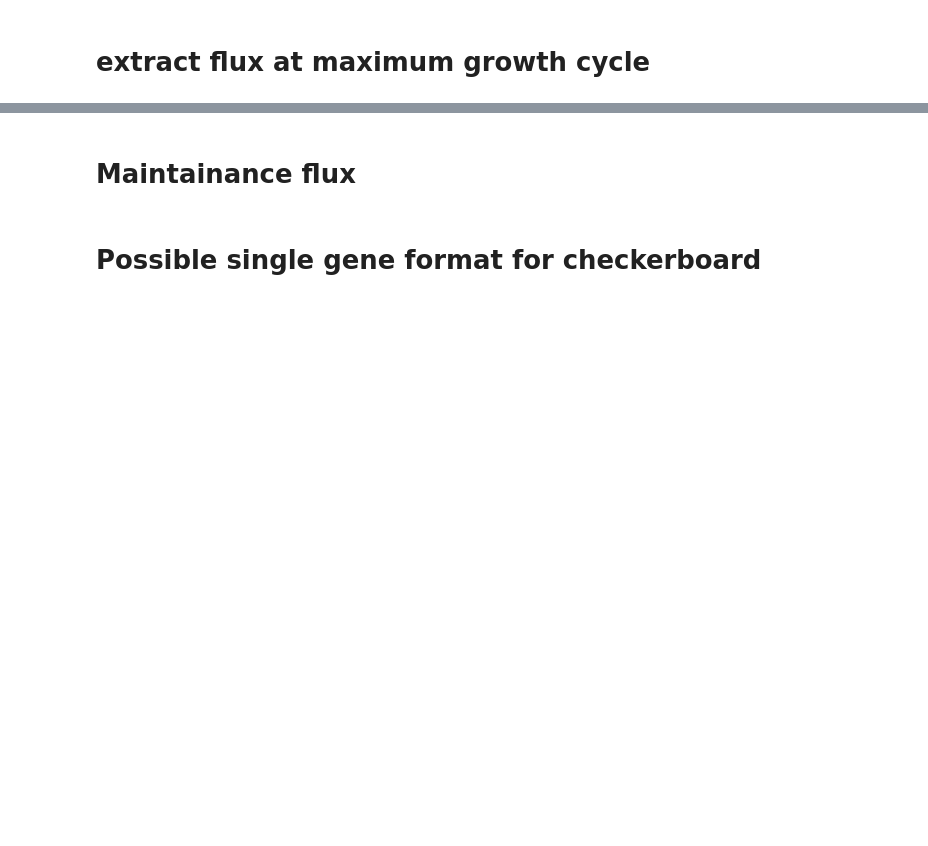
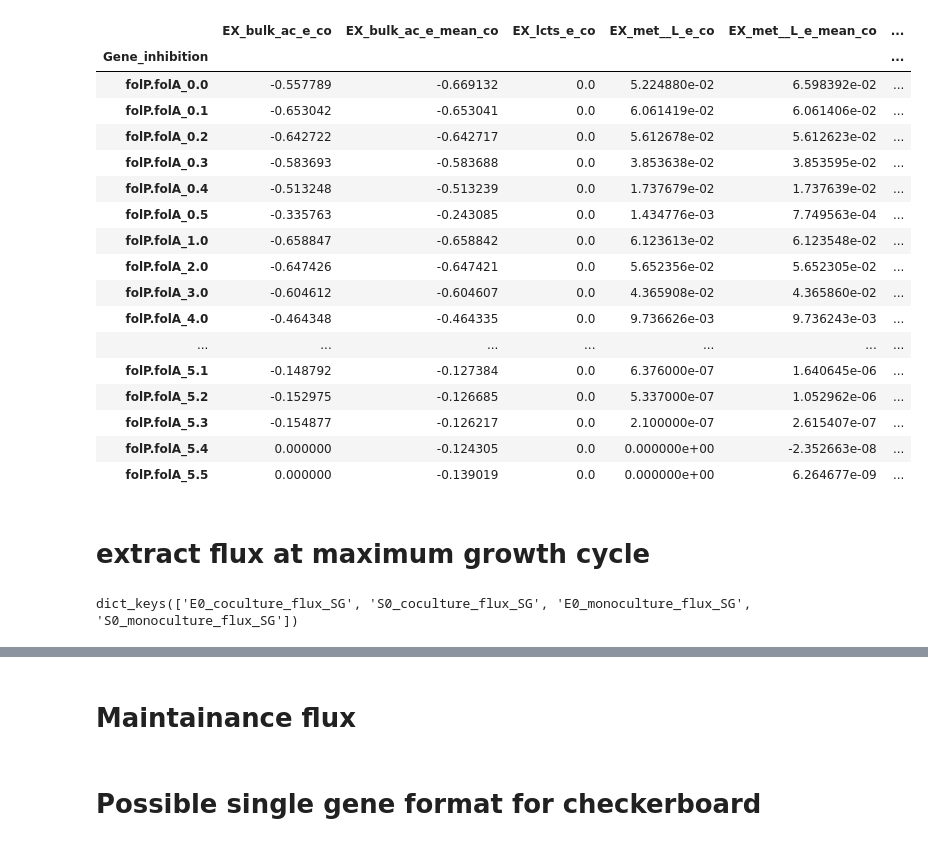
Before and after one commit to TFwongw/Harcombe_Lab, a Jupyter notebook: JupyterNotebook/checkerboard_flux_analysis.ipynb, the cells around one changed output, grey strips where cells are left out. Drawn from its saved outputs; the diff is of its cells as text; code cells hidden in the pictures; blank space fills up the shorter version.

```diff
--- a/JupyterNotebook/checkerboard_flux_analysis.ipynb
+++ b/JupyterNotebook/checkerboard_flux_analysis.ipynb
@@ -127,2 +733,30 @@ desired_cycle = get_desired_cycle(Biomass_df, log_step=10)
+# %%
+pd.set_option('display.max_rows', 500)
+df= saved_df
+colE = ['EX_bulk_ac_e','EX_bulk_ac_e_mean', 'EX_lcts_e','EX_met__L_e', 'EX_met__L_e_mean']
+sp = 'E0'
+sp = 'S0'
+co_E = df.query(f'Species==@sp& culture=="coculture"')[colE]
+mono_E = df.query(f'Species==@sp& culture=="monoculture"')[colE]
+co_E.merge(mono_E, left_index=True, right_index=True,suffixes=['_co','_mono'])
+# %% [output]
+|  | EX_bulk_ac_e_co | EX_bulk_ac_e_mean_co | EX_lcts_e_co | EX_met__L_e_co | EX_met__L_e_mean_co | ... |
+| Gene_inhibition |  |  |  |  |  | ... |
+| folP.folA_0.0 | -0.557789 | -0.669132 | 0.0 | 5.224880e-02 | 6.598392e-02 | ... |
+| folP.folA_0.1 | -0.653042 | -0.653041 | 0.0 | 6.061419e-02 | 6.061406e-02 | ... |
+| folP.folA_0.2 | -0.642722 | -0.642717 | 0.0 | 5.612678e-02 | 5.612623e-02 | ... |
+| folP.folA_0.3 | -0.583693 | -0.583688 | 0.0 | 3.853638e-02 | 3.853595e-02 | ... |
+| folP.folA_0.4 | -0.513248 | -0.513239 | 0.0 | 1.737679e-02 | 1.737639e-02 | ... |
+| folP.folA_0.5 | -0.335763 | -0.243085 | 0.0 | 1.434776e-03 | 7.749563e-04 | ... |
+| folP.folA_1.0 | -0.658847 | -0.658842 | 0.0 | 6.123613e-02 | 6.123548e-02 | ... |
+| folP.folA_2.0 | -0.647426 | -0.647421 | 0.0 | 5.652356e-02 | 5.652305e-02 | ... |
+| folP.folA_3.0 | -0.604612 | -0.604607 | 0.0 | 4.365908e-02 | 4.365860e-02 | ... |
+| folP.folA_4.0 | -0.464348 | -0.464335 | 0.0 | 9.736626e-03 | 9.736243e-03 | ... |
+| ... | ... | ... | ... | ... | ... | ... |
+| folP.folA_5.1 | -0.148792 | -0.127384 | 0.0 | 6.376000e-07 | 1.640645e-06 | ... |
+| folP.folA_5.2 | -0.152975 | -0.126685 | 0.0 | 5.337000e-07 | 1.052962e-06 | ... |
+| folP.folA_5.3 | -0.154877 | -0.126217 | 0.0 | 2.100000e-07 | 2.615407e-07 | ... |
+| folP.folA_5.4 | 0.000000 | -0.124305 | 0.0 | 0.000000e+00 | -2.352663e-08 | ... |
+| folP.folA_5.5 | 0.000000 | -0.139019 | 0.0 | 0.000000e+00 | 6.264677e-09 | ... |
 # %% [markdown]
 # extract flux at maximum growth cycle
@@ -434,0 +763,6 @@ def get_ICX_from_lv_pair_list(lv_pair_list=[4.2, 5.3]):
+# %%
+full_dict = coculture_dict.copy()
+full_dict.update(mono_dict)
+full_dict.keys()
+# %% [output]
+dict_keys(['E0_coculture_flux_SG', 'S0_coculture_flux_SG', 'E0_monoculture_flux_SG', 'S0_monoculture_flux_SG'])
```
Also changed, not shown: parts of 43 cells of this notebook, 2 other files.
